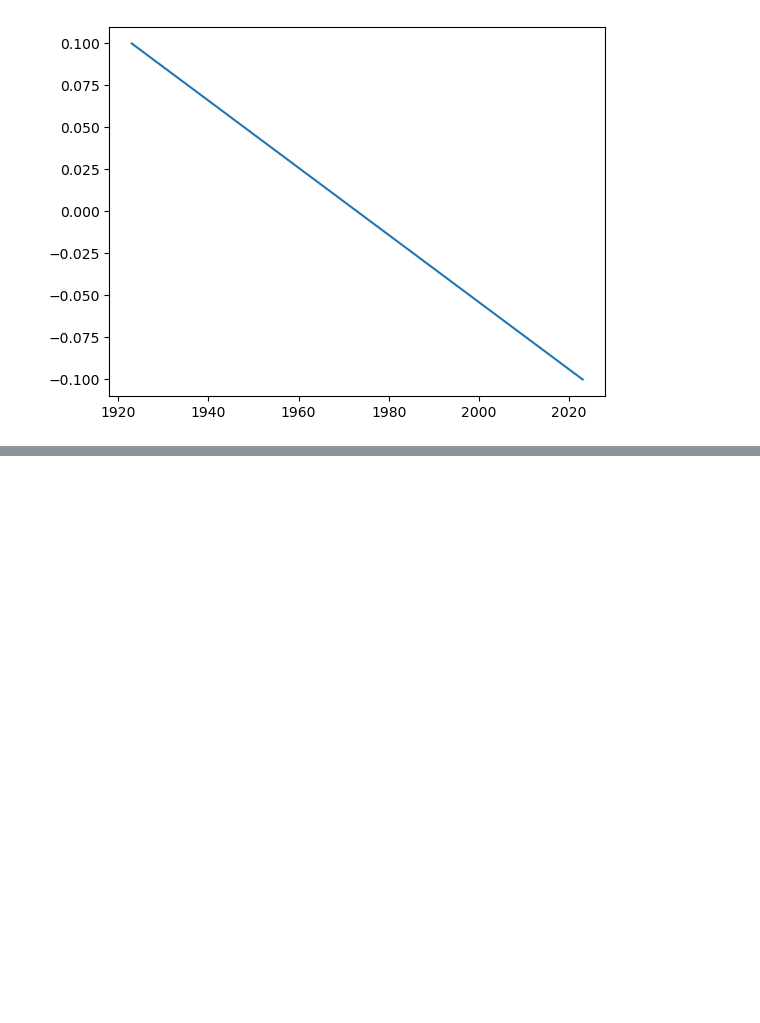
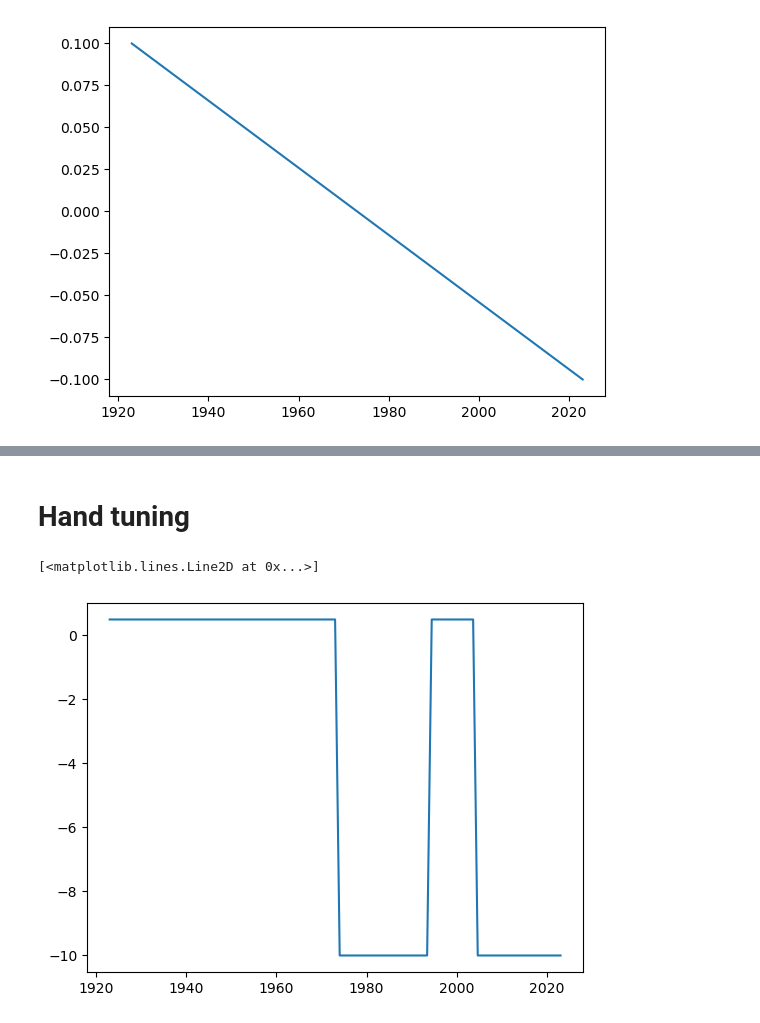
Before and after one commit to johnmorganmanos/Antarctica_AH_Thermometry, a Jupyter notebook: Untitled.ipynb, the cells around one changed output, grey strips where cells are left out. Cells and saved outputs as stored; diff of their text form; code cells hidden in the pictures; blank space fills up the shorter version.

```diff
--- a/Untitled.ipynb
+++ b/Untitled.ipynb
@@ -131,0 +171,13 @@ Text(0.5, 1.0, 'Present Detrended Temp Profile')
+# %% [markdown]
+# Hand tuning
+# %%
+t=np.linspace(tmin,tmax, nt)
+# accumulation = np.linspace(0.3,-0.3,nt)
+accumulation = np.array([0.5]*nt)
+accumulation[50:70] = -10
+accumulation[80:] = -10
+fig,ax = plt.subplots()
+ax.plot(t,accumulation)
+# %% [output]
+[<matplotlib.lines.Line2D at 0x...>]
+[figure, added]
```
Also changed, not shown: parts of 10 cells of this notebook.
